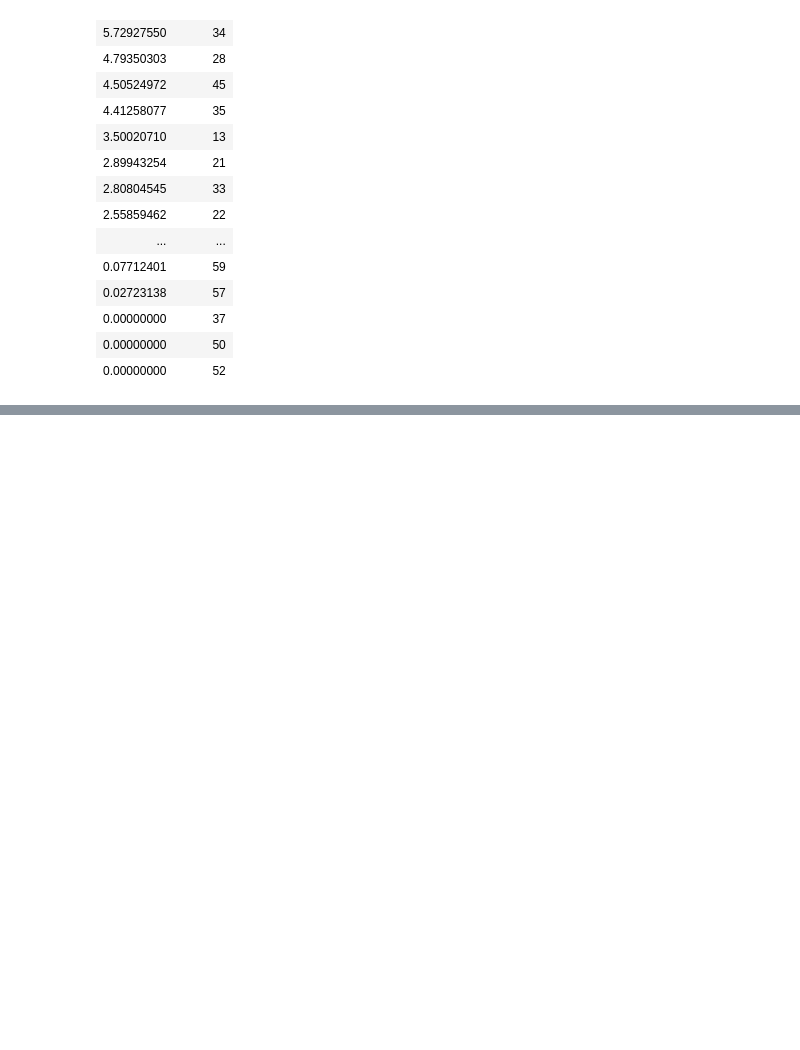
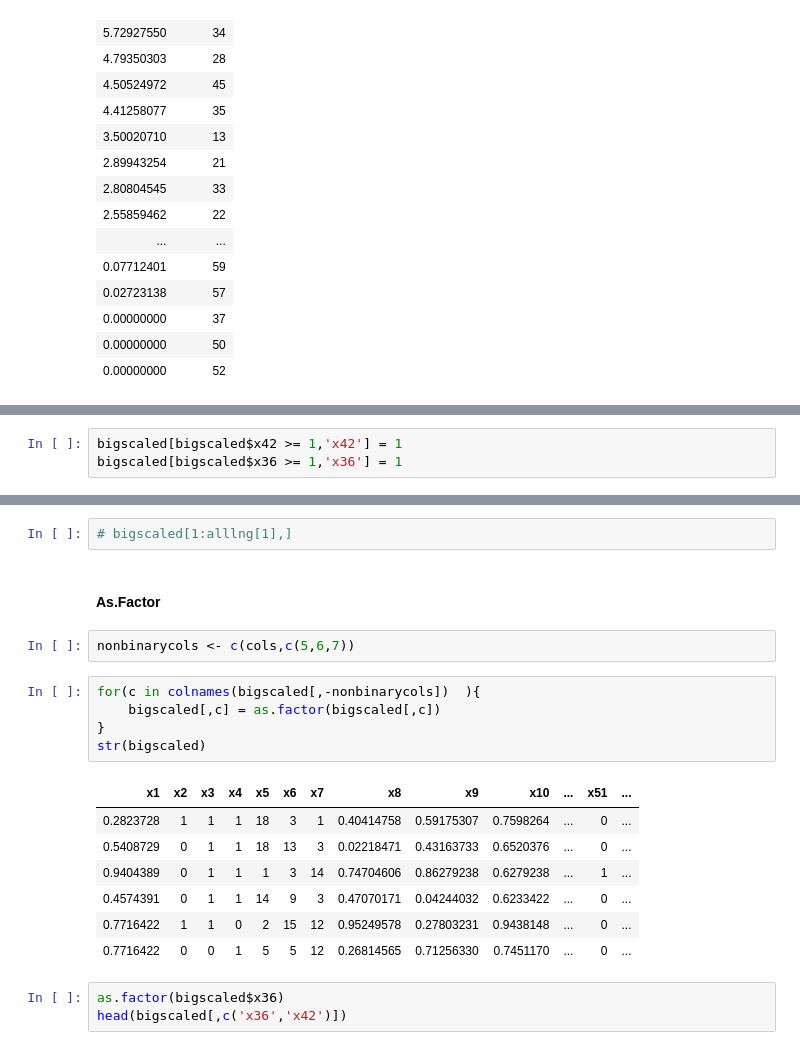
Before and after one commit to karaee/IE518Project, a Jupyter notebook: Project/Project1.ipynb, the cells around one changed output, grey strips where cells are left out. Saved outputs shown, nothing was run; the diff lists cells and outputs as text; blank space fills up the shorter version.

```diff
--- a/Project/Project1.ipynb
+++ b/Project/Project1.ipynb
@@ -1332,0 +1340,3 @@ tail(imptable,25)
+# %%
+bigscaled[bigscaled$x42 >= 1,'x42'] = 1
+bigscaled[bigscaled$x36 >= 1,'x36'] = 1
@@ -1332,0 +1351,22 @@ tail(imptable,25)
+# %%
+# bigscaled[1:alllng[1],]
+# %% [markdown]
+#### As.Factor
+# %%
+nonbinarycols <- c(cols,c(5,6,7))
+# %%
+for(c in colnames(bigscaled[,-nonbinarycols])  ){
+    bigscaled[,c] = as.factor(bigscaled[,c])
+}
+str(bigscaled)
+# %% [output]
+| x1 | x2 | x3 | x4 | x5 | x6 | x7 | x8 | x9 | x10 | ... | x51 | ... |
+| 0.2823728 | 1 | 1 | 1 | 18 | 3 | 1 | 0.40414758 | 0.59175307 | 0.7598264 | ... | 0 | ... |
+| 0.5408729 | 0 | 1 | 1 | 18 | 13 | 3 | 0.02218471 | 0.43163733 | 0.6520376 | ... | 0 | ... |
+| 0.9404389 | 0 | 1 | 1 | 1 | 3 | 14 | 0.74704606 | 0.86279238 | 0.6279238 | ... | 1 | ... |
+| 0.4574391 | 0 | 1 | 1 | 14 | 9 | 3 | 0.47070171 | 0.04244032 | 0.6233422 | ... | 0 | ... |
+| 0.7716422 | 1 | 1 | 0 | 2 | 15 | 12 | 0.95249578 | 0.27803231 | 0.9438148 | ... | 0 | ... |
+| 0.7716422 | 0 | 0 | 1 | 5 | 5 | 12 | 0.26814565 | 0.71256330 | 0.7451170 | ... | 0 | ... |
+# %%
+as.factor(bigscaled$x36)
+head(bigscaled[,c('x36','x42')])
```
Also changed, not shown: parts of 50 cells of this notebook.
